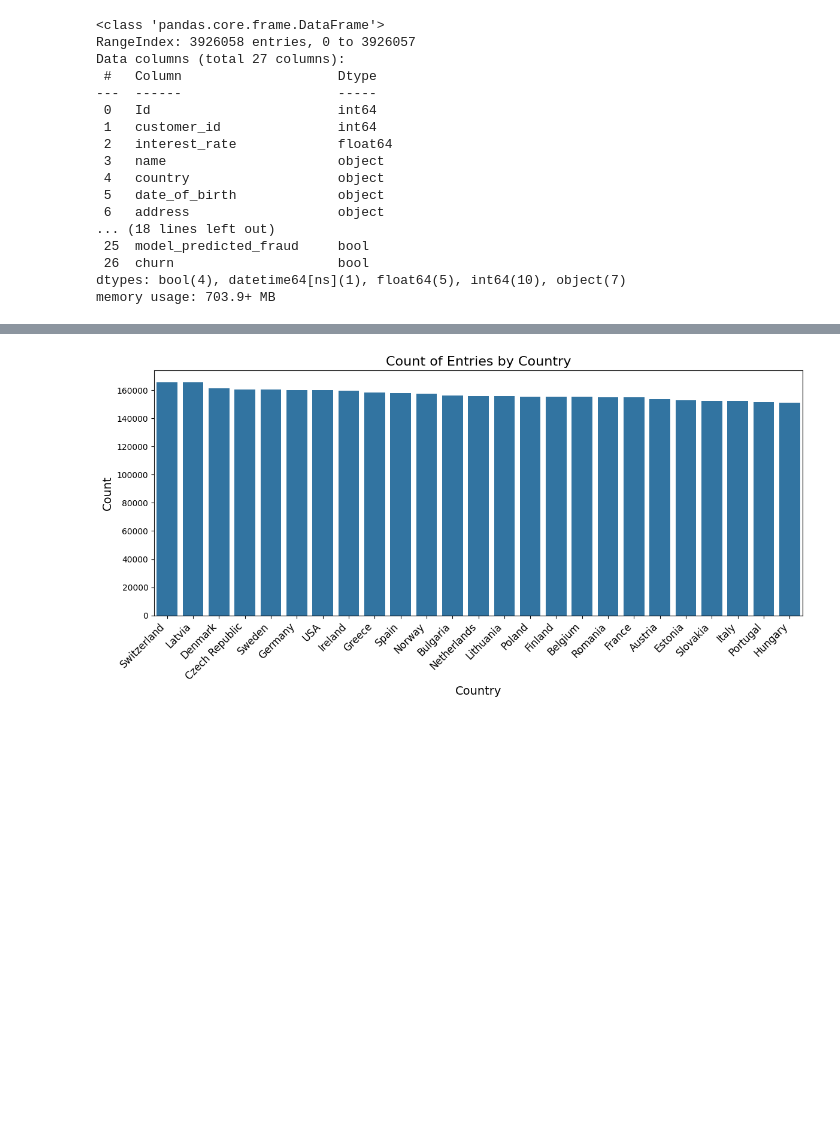
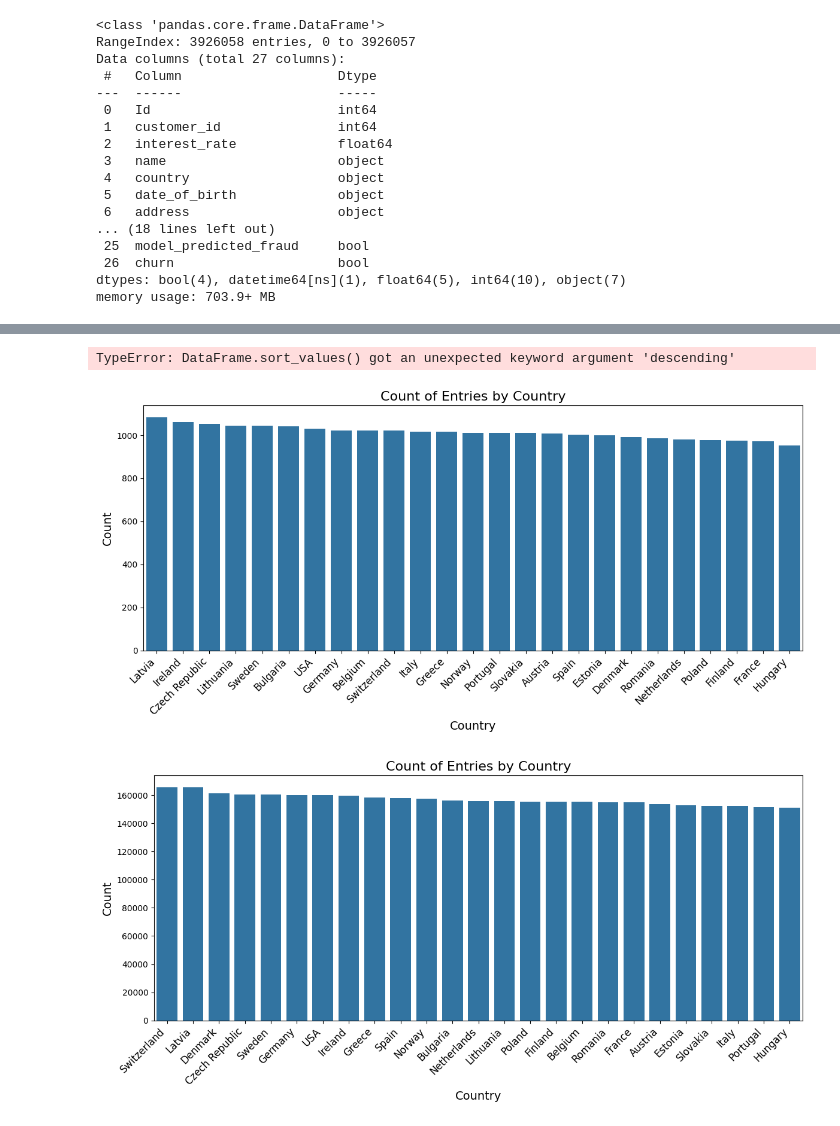
Before and after one commit to m227chan/MSE-546-Advanced-ML-Project, a Jupyter notebook: eda/analysis.ipynb, the cells around one changed output, grey strips where cells are left out. Cells and saved outputs as stored; diff of their text form; code cells hidden in the pictures; blank space fills up the shorter version.

Commit message:
EDA for job and country features

```diff
--- a/eda/analysis.ipynb
+++ b/eda/analysis.ipynb
@@ -185,0 +189,5 @@ memory usage: 703.9+ MB
+# %%
+df_customer = combined_df[["customer_id", "country", "job", "churn"]]
+df_customer = df_customer.drop_duplicates()
+df_churned_customer = df_customer[df_customer["churn"] == True]
+df_churned_customer.head()
@@ -186,3 +201,28 @@ memory usage: 703.9+ MB
+# %%
+# Ensure the date column is in datetime format
+combined_df["date"] = pd.to_datetime(combined_df["date"])
+
+# Sort the dataframe by customer and date in descending order (latest records first)
+df_sorted = combined_df.sort_values(by=["customer_id", "date"], ascending=[True, False])
+
+# Drop duplicates, keeping only the first occurrence (latest record per customer)
+latest_df = df_sorted.drop_duplicates(subset=["customer_id"], keep='first')
+# latest_df.head()
+latest_df = latest_df[["customer_id", "job"]]
+latest_df.head()
+# %% [output]
+TypeError: DataFrame.sort_values() got an unexpected keyword argument 'descending'
+# %%
+plt.figure(figsize=(12, 6))
+sns.countplot(data=df_churned_customer, x='country', order=df_churned_customer['country'].value_counts().index)
+plt.title('Count of Entries by Country', fontsize=16)
+plt.xlabel('Country', fontsize=14)
+plt.ylabel('Count', fontsize=14)
+plt.xticks(rotation=45, ha='right', fontsize=12)
+plt.tight_layout()
+plt.show()
+# %% [output]
+[figure, added]
 # %%
 plt.figure(figsize=(12, 6))
 sns.countplot(data=combined_df, x='country', order=combined_df['country'].value_counts().index)
```
Also changed, not shown: parts of 15 cells of this notebook.
